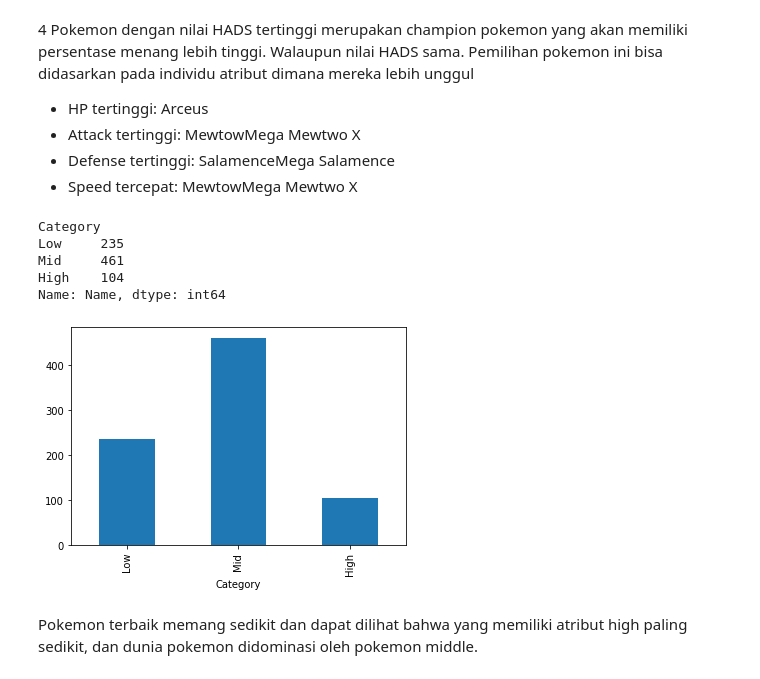
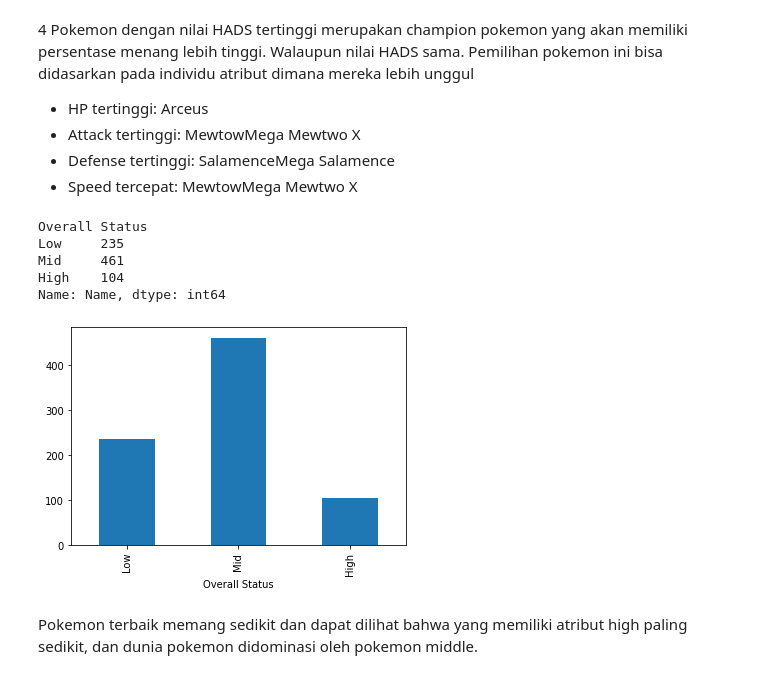
Before and after one commit to dbace23/hacktiv8, a Jupyter notebook: h8dsft_P0W1.ipynb, the cells around one changed output. Drawn from its saved outputs; the diff is of its cells as text; code cells hidden in the pictures.

```diff
--- a/h8dsft_P0W1.ipynb
+++ b/h8dsft_P0W1.ipynb
@@ -226,3 +230,9 @@ filtered_df["Category"] =filtered_df["Category"].astype("string")
 filtered_df["Category"].dtype
 # %% [output]
 StringDtype
+# %%
+#drop kolom yang tidak diperlukan
+filtered_df.drop(["HP_score","Attack_score","Defense_score","Speed_score"],axis=1, inplace=True)
+#rename kolom category ke overall stats
+filtered_df.rename(columns = {"Category":"Overall Status"}, inplace = True)
+filtered_df
@@ -249,15 +273,15 @@ filtered_df.loc[filtered_df['HADS_score'] == filtered_df["HADS_score"].max()]
 # %%
 #group by category dan count jumlah dan plot
 %matplotlib inline
-filtered_df.groupby("Category", sort=False)["Name"].count().plot(kind="bar")
-filtered_df.groupby("Category", sort=False)["Name"].count()
+filtered_df.groupby("Overall Status", sort=False)["Name"].count().plot(kind="bar")
+filtered_df.groupby("Overall Status", sort=False)["Name"].count()
 # %% [output]
-Category
+Overall Status
 Low     235
 Mid     461
 High    104
 Name: Name, dtype: int64
-[figure, old version]
+[figure, new version]
 # %% [markdown]
 Pokemon terbaik memang sedikit dan dapat dilihat bahwa yang memiliki atribut high paling sedikit, dan dunia pokemon didominasi oleh pokemon middle.
 # %%
```
Also changed, not shown: parts of 7 cells of this notebook.
